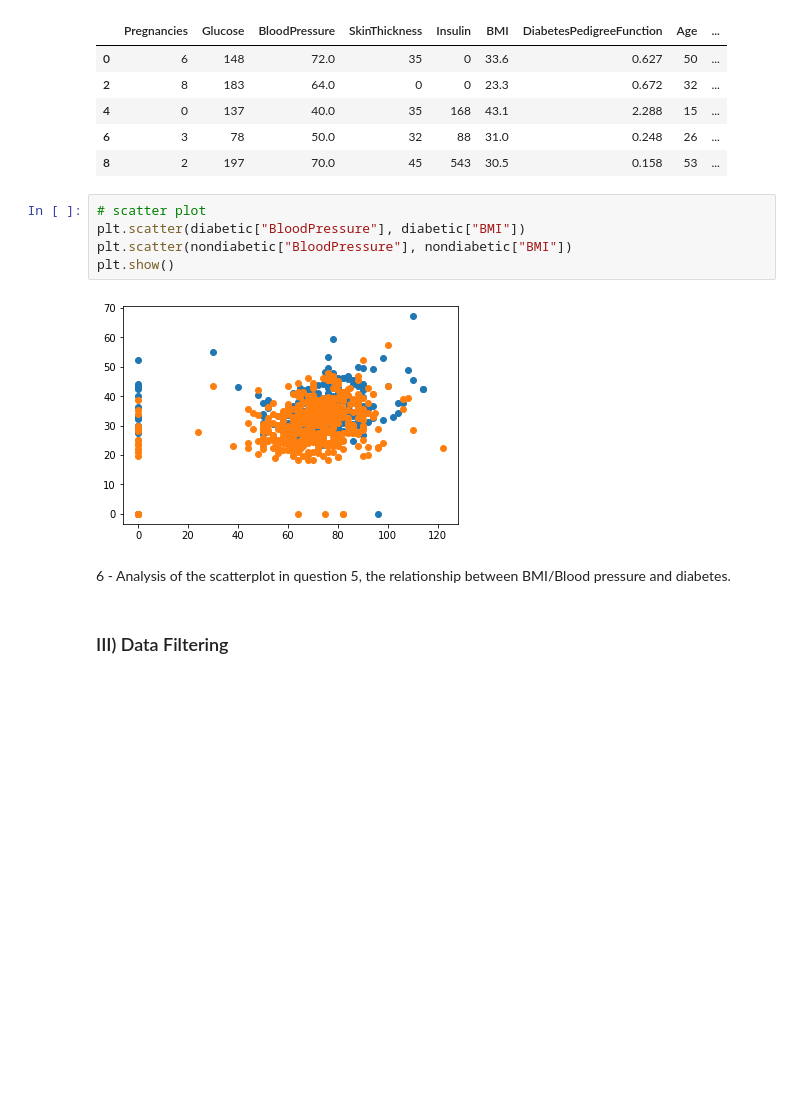
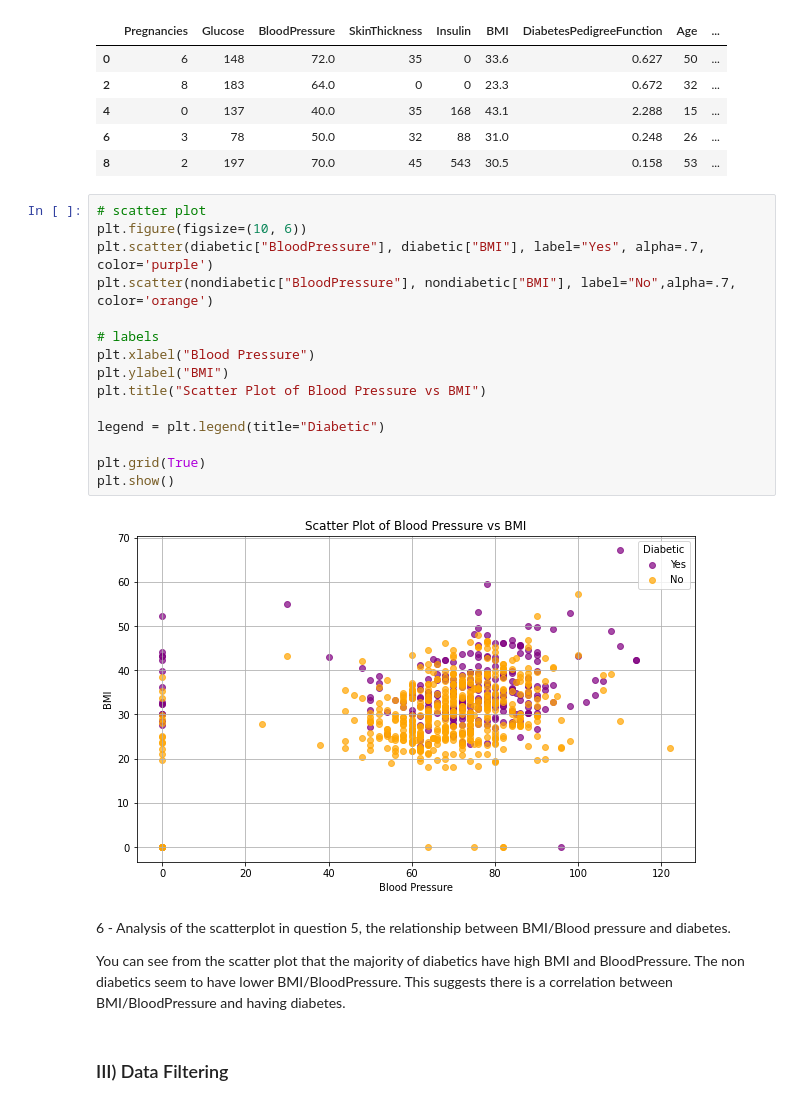
Before and after one commit to seankendall/UCD_Data_Mining, a Jupyter notebook: Practical 1/Practical1.ipynb, the cells around one changed output. Drawn from its saved outputs; the diff is of its cells as text; blank space fills up the shorter version.

```diff
--- a/Practical 1/Practical1.ipynb
+++ b/Practical 1/Practical1.ipynb
@@ -129,15 +146,27 @@ diabetic.head(5)
 | 4 | 0 | 137 | 40.0 | 35 | 168 | 43.1 | 2.288 | 15 | ... |
 | 6 | 3 | 78 | 50.0 | 32 | 88 | 31.0 | 0.248 | 26 | ... |
 | 8 | 2 | 197 | 70.0 | 45 | 543 | 30.5 | 0.158 | 53 | ... |
-# %%
-# scatter plot
-plt.scatter(diabetic["BloodPressure"], diabetic["BMI"])
-plt.scatter(nondiabetic["BloodPressure"], nondiabetic["BMI"])
-plt.show()
-# %% [output]
-[figure, removed]
+# %%
+# scatter plot
+plt.figure(figsize=(10, 6))
+plt.scatter(diabetic["BloodPressure"], diabetic["BMI"], label="Yes", alpha=.7, color='purple')
+plt.scatter(nondiabetic["BloodPressure"], nondiabetic["BMI"], label="No",alpha=.7, color='orange')
+
+# labels
+plt.xlabel("Blood Pressure")
+plt.ylabel("BMI")
+plt.title("Scatter Plot of Blood Pressure vs BMI")
+
+legend = plt.legend(title="Diabetic")
+
+plt.grid(True)
+plt.show()
+# %% [output]
+[figure, added]
 # %% [markdown]
 6 - Analysis of the scatterplot in question 5, the relationship between BMI/Blood pressure and diabetes.
+
+You can see from the scatter plot that the majority of diabetics have high BMI and BloodPressure. The non diabetics seem to have lower BMI/BloodPressure. This suggests there is a correlation between BMI/BloodPressure and having diabetes.
 # %% [markdown]
 ### III) Data Filtering
 # %%
```
Also changed, not shown: parts of 22 cells of this notebook.
